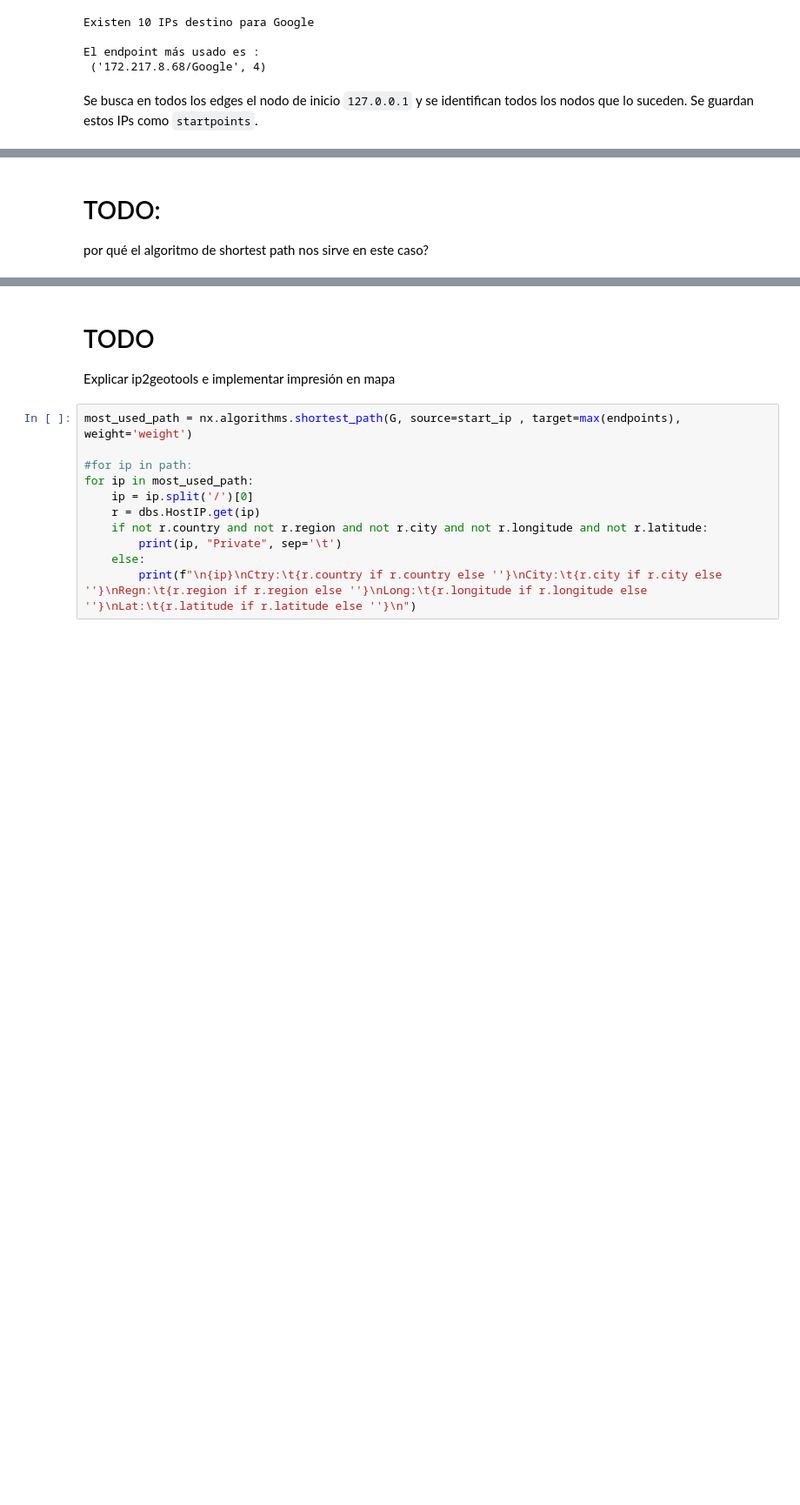
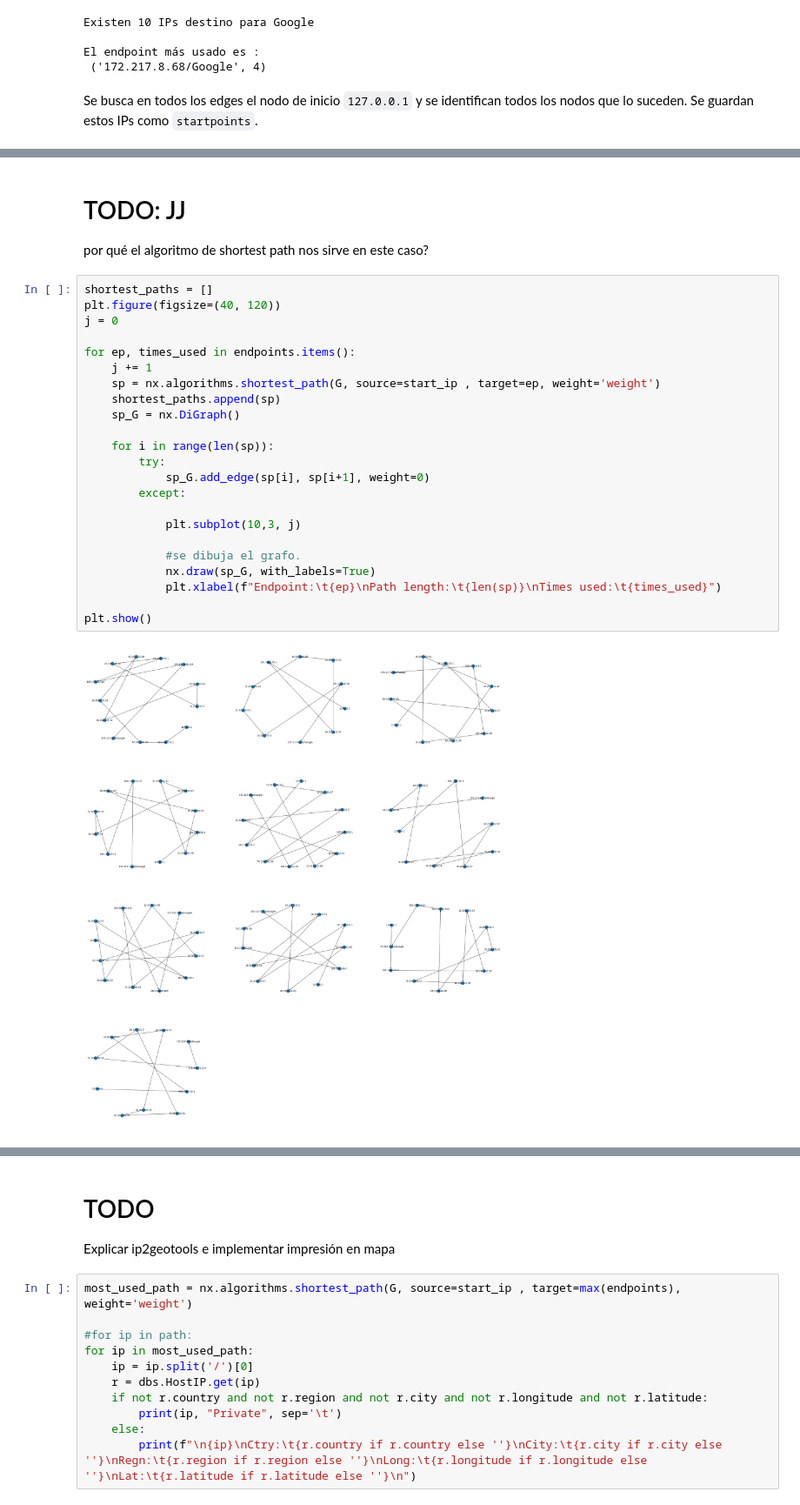
Before and after one commit to jjac111/IP-Path-Tracer, a Jupyter notebook: Deber_1.ipynb, the cells around one changed output, grey strips where cells are left out. Shown at 87% size. Saved outputs shown, nothing was run; the diff lists cells and outputs as text; blank space fills up the shorter version.

```diff
--- a/Deber_1.ipynb
+++ b/Deber_1.ipynb
@@ -198,5 +198,30 @@ Existen 25 IPs de inicio: 127.0.0.1
 
 Este número es mayor al número de archivos de Google porque no todos estos edges (_startpoints) proceden del edge con IP inicial 127.0.0.1
 # %% [markdown]
-# TODO:
+# TODO:  JJ
 por qué el algoritmo de shortest path nos sirve en este caso?
+# %%
+shortest_paths = []
+plt.figure(figsize=(40, 120))
+j = 0
+
+for ep, times_used in endpoints.items():
+    j += 1
+    sp = nx.algorithms.shortest_path(G, source=start_ip , target=ep, weight='weight')
+    shortest_paths.append(sp)
+    sp_G = nx.DiGraph()
+
+    for i in range(len(sp)):
+        try:
+            sp_G.add_edge(sp[i], sp[i+1], weight=0)
+        except:
+
+            plt.subplot(10,3, j)
+
+            #se dibuja el grafo.
+            nx.draw(sp_G, with_labels=True)
+            plt.xlabel(f"Endpoint:\t{ep}\nPath length:\t{len(sp)}\nTimes used:\t{times_used}")
+
+plt.show()
+# %% [output]
+[figure, added]
```
Also changed, not shown: parts of 5 cells of this notebook.
